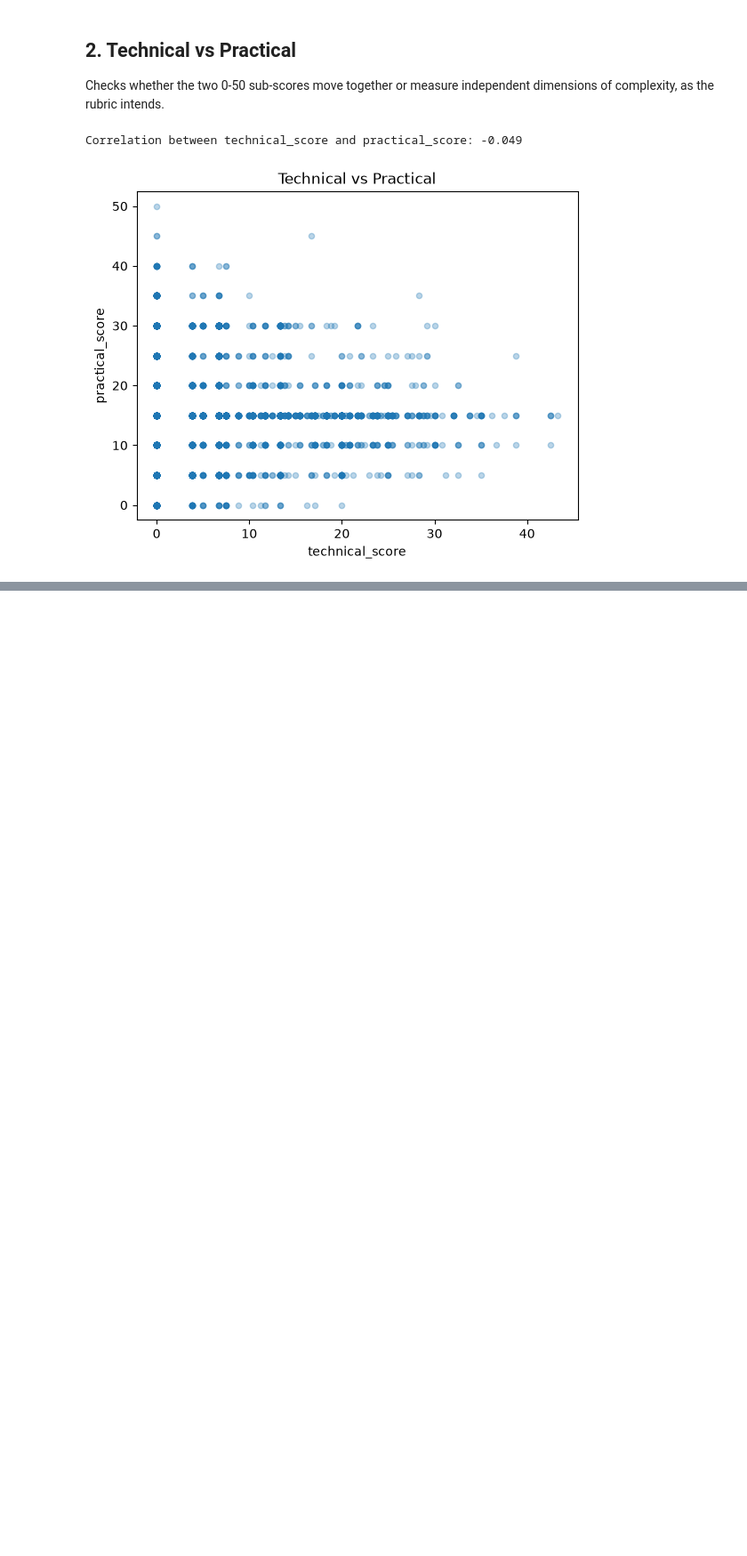
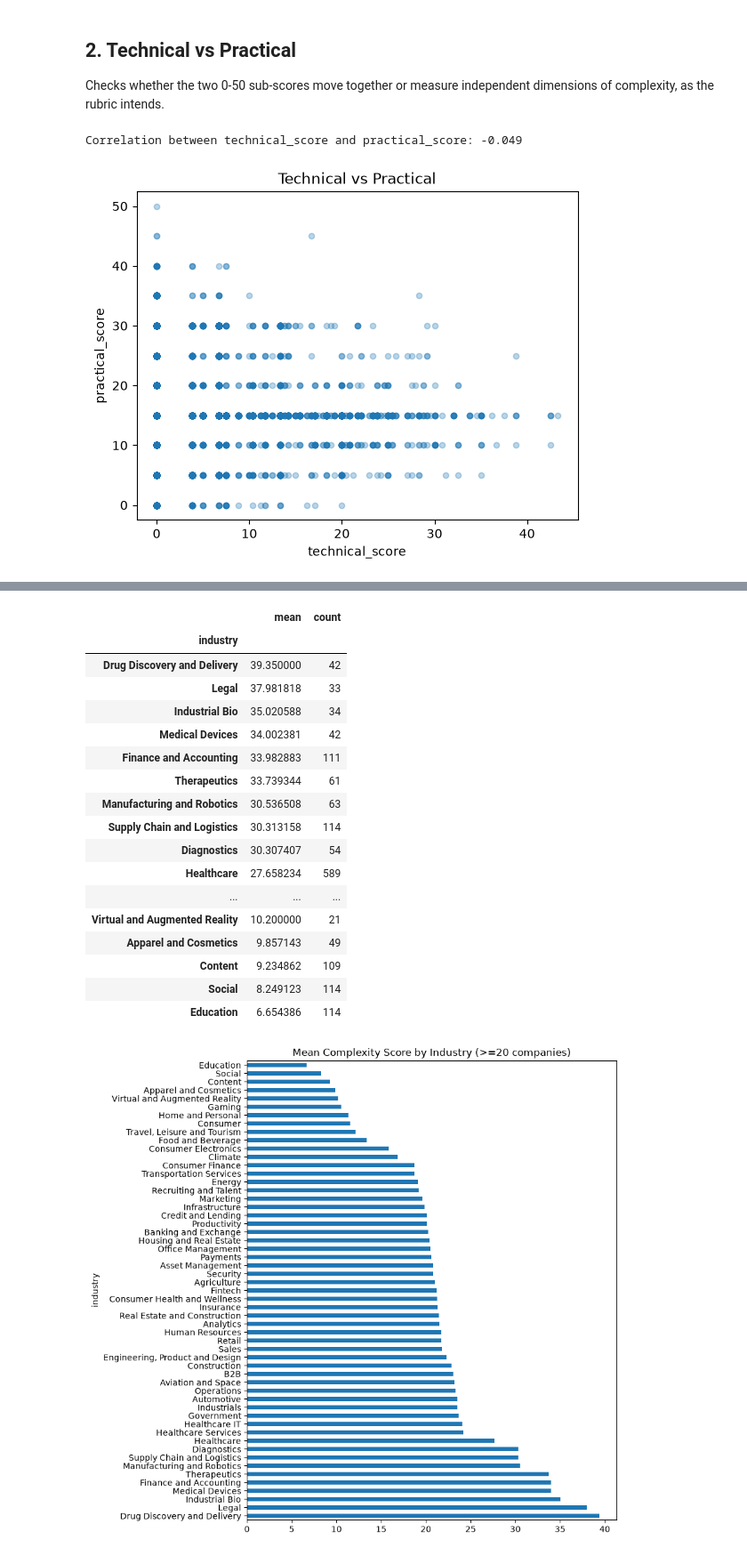
Before and after one commit to Ledsav/y-combinator-analysis, a Jupyter notebook: notebooks/complexity_analysis.ipynb, the cells around one changed output, grey strips where cells are left out. Shown at 89% size. Drawn from its saved outputs; the diff is of its cells as text; code cells hidden in the pictures; blank space fills up the shorter version.

```diff
--- a/notebooks/complexity_analysis.ipynb
+++ b/notebooks/complexity_analysis.ipynb
@@ -67,0 +127,32 @@ Correlation between technical_score and practical_score: -0.049
+# %%
+industry_summary = (
+    industry_merged.groupby("industry")["complexity_score"]
+    .agg(["mean", "count"])
+    .query("count >= 20")
+    .sort_values("mean", ascending=False)
+)
+industry_summary.plot(
+    kind="barh", y="mean", figsize=(8, 10),
+    title="Mean Complexity Score by Industry (>=20 companies)", legend=False,
+)
+industry_summary
+# %% [output]
+|  | mean | count |
+| industry |  |  |
+| Drug Discovery and Delivery | 39.350000 | 42 |
+| Legal | 37.981818 | 33 |
+| Industrial Bio | 35.020588 | 34 |
+| Medical Devices | 34.002381 | 42 |
+| Finance and Accounting | 33.982883 | 111 |
+| Therapeutics | 33.739344 | 61 |
+| Manufacturing and Robotics | 30.536508 | 63 |
+| Supply Chain and Logistics | 30.313158 | 114 |
+| Diagnostics | 30.307407 | 54 |
+| Healthcare | 27.658234 | 589 |
+| ... | ... | ... |
+| Virtual and Augmented Reality | 10.200000 | 21 |
+| Apparel and Cosmetics | 9.857143 | 49 |
+| Content | 9.234862 | 109 |
+| Social | 8.249123 | 114 |
+| Education | 6.654386 | 114 |
+[figure, added]
```
Also changed, not shown: parts of 5 cells of this notebook, 1 other file.
